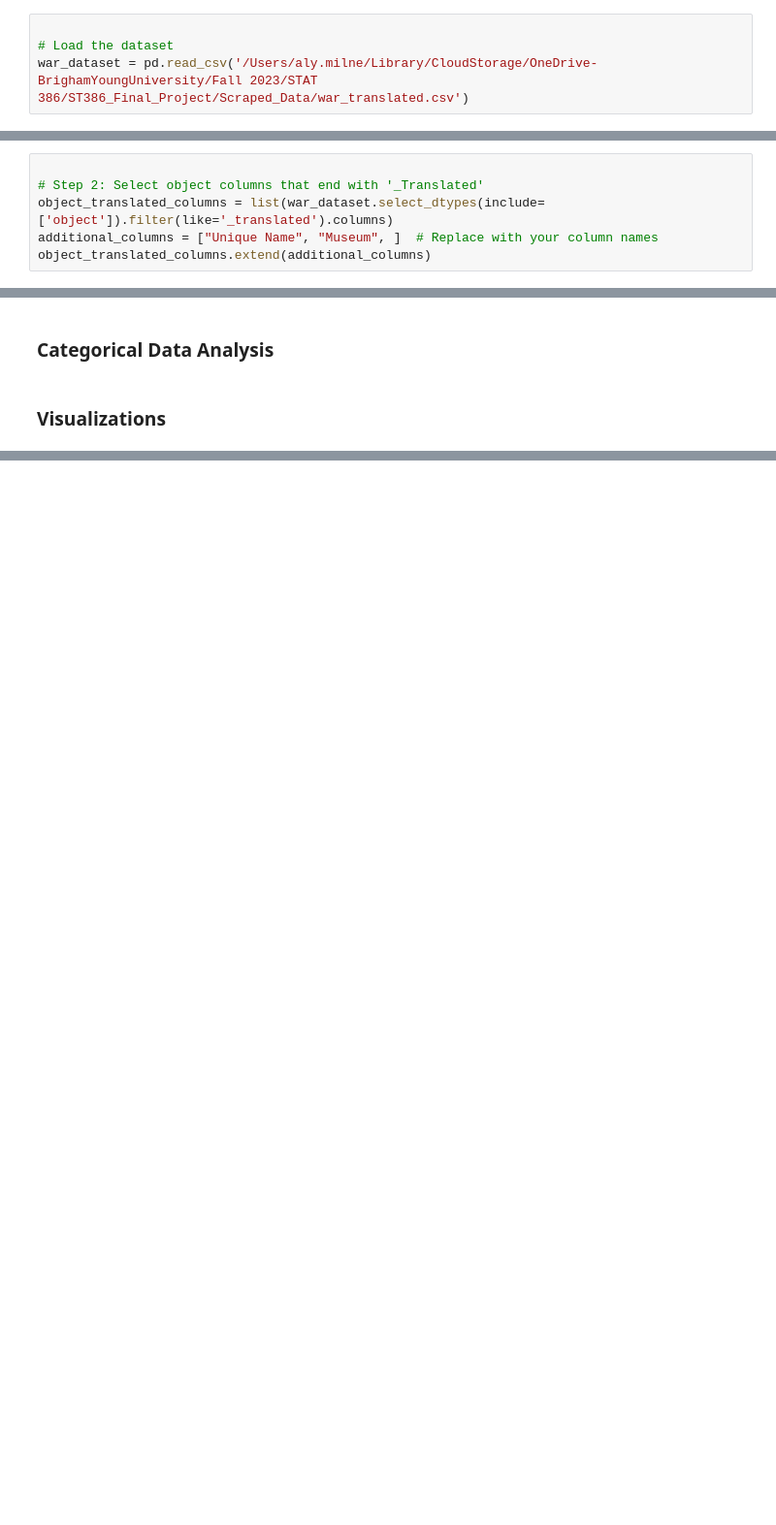
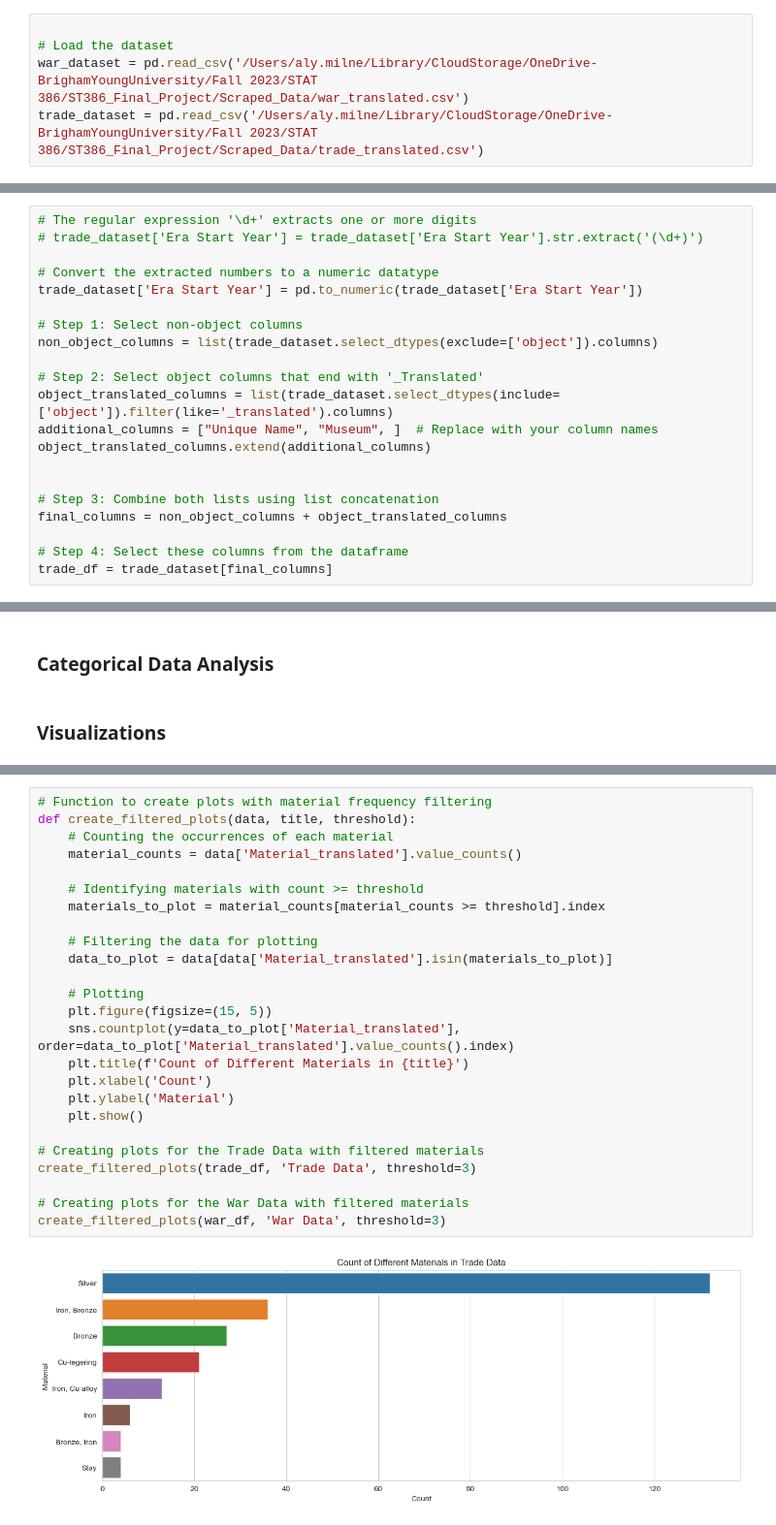
Before and after one commit to alpal923/ST386_Final_Project, a Jupyter notebook: EDA_Stuff/Viking_artifacts_EDA.ipynb, the cells around one changed output, grey strips where cells are left out. Shown at 97% size. Saved outputs shown, nothing was run; the diff lists cells and outputs as text; blank space fills up the shorter version.

```diff
--- a/EDA_Stuff/Viking_artifacts_EDA.ipynb
+++ b/EDA_Stuff/Viking_artifacts_EDA.ipynb
@@ -13,6 +12,7 @@ import json
 
 # Load the dataset
 war_dataset = pd.read_csv('/Users/aly.milne/Library/CloudStorage/OneDrive-BrighamYoungUniversity/Fall 2023/STAT 386/ST386_Final_Project/Scraped_Data/war_translated.csv')
+trade_dataset = pd.read_csv('/Users/aly.milne/Library/CloudStorage/OneDrive-BrighamYoungUniversity/Fall 2023/STAT 386/ST386_Final_Project/Scraped_Data/trade_translated.csv')
 # %% [markdown]
 
 ### Basic Overview of the War Dataset
@@ -28,6 +41,21 @@ non_object_columns = list(war_dataset.select_dtypes(exclude=['object']).columns)
 # %%
+# The regular expression '\d+' extracts one or more digits
+# trade_dataset['Era Start Year'] = trade_dataset['Era Start Year'].str.extract('(\d+)')
+
+# Convert the extracted numbers to a numeric datatype
+trade_dataset['Era Start Year'] = pd.to_numeric(trade_dataset['Era Start Year'])
+
+# Step 1: Select non-object columns
+non_object_columns = list(trade_dataset.select_dtypes(exclude=['object']).columns)
 
 # Step 2: Select object columns that end with '_Translated'
-object_translated_columns = list(war_dataset.select_dtypes(include=['object']).filter(like='_translated').columns)
+object_translated_columns = list(trade_dataset.select_dtypes(include=['object']).filter(like='_translated').columns)
 additional_columns = ["Unique Name", "Museum", ]  # Replace with your column names
 object_translated_columns.extend(additional_columns)
+
+
+# Step 3: Combine both lists using list concatenation
+final_columns = non_object_columns + object_translated_columns
+
+# Step 4: Select these columns from the dataframe
+trade_df = trade_dataset[final_columns]
@@ -140,0 +200,27 @@ plt.show()
+# %%
+# Function to create plots with material frequency filtering
+def create_filtered_plots(data, title, threshold):
+    # Counting the occurrences of each material
+    material_counts = data['Material_translated'].value_counts()
+
+    # Identifying materials with count >= threshold
+    materials_to_plot = material_counts[material_counts >= threshold].index
+
+    # Filtering the data for plotting
+    data_to_plot = data[data['Material_translated'].isin(materials_to_plot)]
+
+    # Plotting
+    plt.figure(figsize=(15, 5))
+    sns.countplot(y=data_to_plot['Material_translated'], order=data_to_plot['Material_translated'].value_counts().index)
+    plt.title(f'Count of Different Materials in {title}')
+    plt.xlabel('Count')
+    plt.ylabel('Material')
+    plt.show()
+
+# Creating plots for the Trade Data with filtered materials
+create_filtered_plots(trade_df, 'Trade Data', threshold=3)
+
+# Creating plots for the War Data with filtered materials
+create_filtered_plots(war_df, 'War Data', threshold=3)
+# %% [output]
+[figure, added]
```
Also changed, not shown: parts of 13 cells of this notebook, 2 other files.
